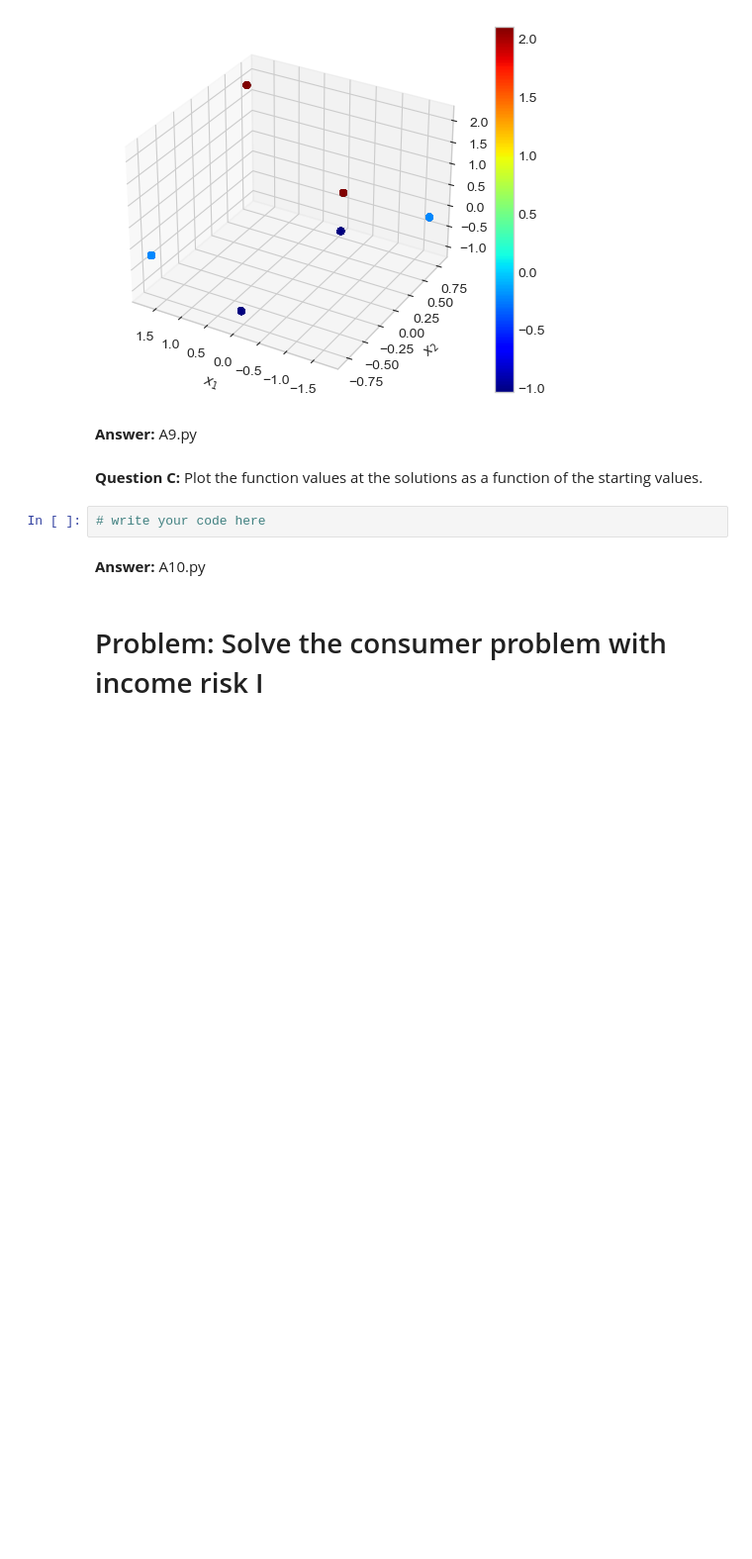
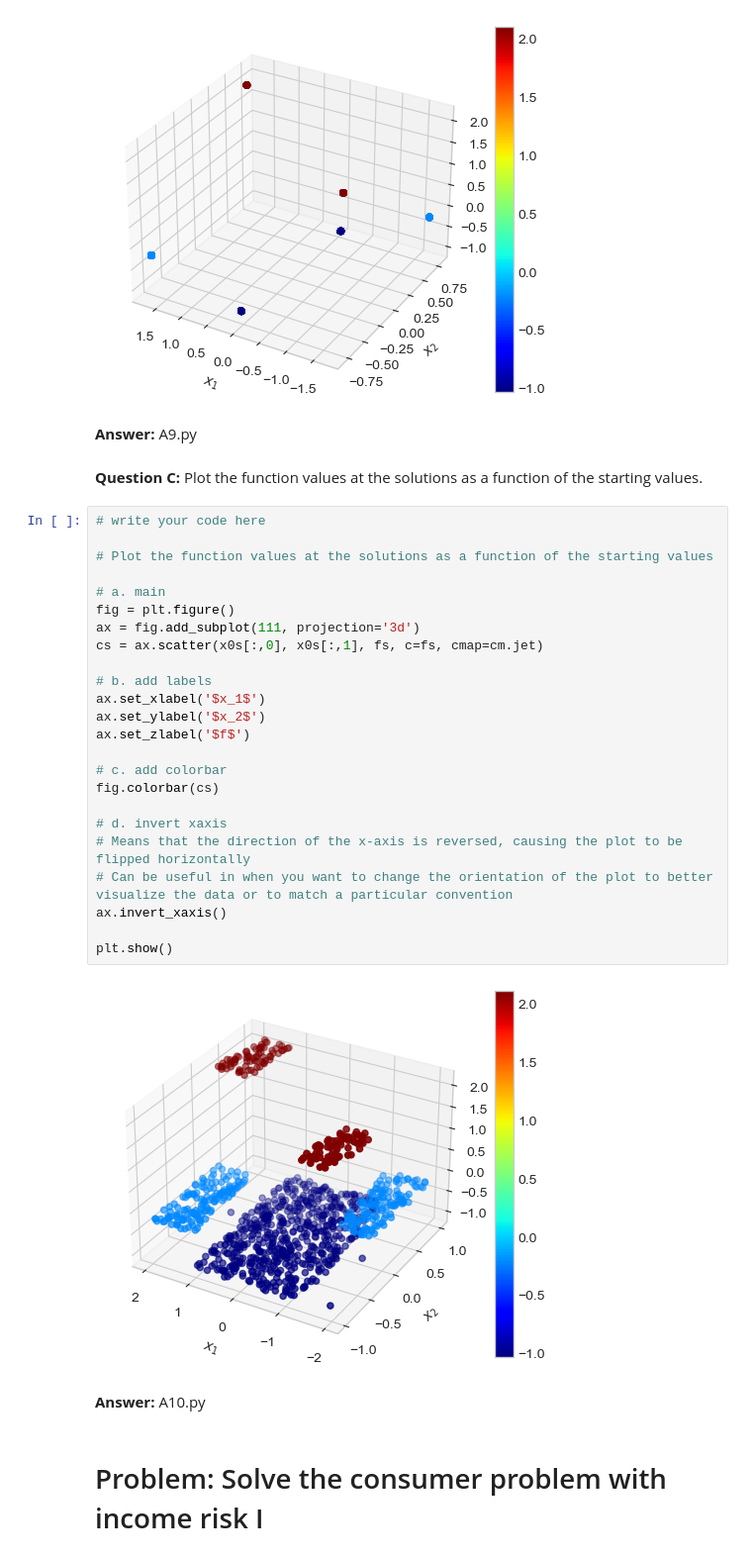
Before and after one commit to RosaMeyer/IntroProg-exercises, a Jupyter notebook: PS7/problem_set_7.ipynb, the cells around one changed output. Shown at 99% size. Drawn from its saved outputs; the diff is of its cells as text; blank space fills up the shorter version.

```diff
--- a/PS7/problem_set_7.ipynb
+++ b/PS7/problem_set_7.ipynb
@@ -443,8 +443,32 @@ plt.show()
 **Answer:** A9.py
 # %% [markdown]
 **Question C:** Plot the function values at the solutions as a function of the starting values.
-# %%
-# write your code here
+# %%
+# write your code here
+
+# Plot the function values at the solutions as a function of the starting values
+
+# a. main
+fig = plt.figure()
+ax = fig.add_subplot(111, projection='3d')
+cs = ax.scatter(x0s[:,0], x0s[:,1], fs, c=fs, cmap=cm.jet)
+
+# b. add labels
+ax.set_xlabel('$x_1$')
+ax.set_ylabel('$x_2$')
+ax.set_zlabel('$f$')
+
+# c. add colorbar
+fig.colorbar(cs)
+
+# d. invert xaxis
+# Means that the direction of the x-axis is reversed, causing the plot to be flipped horizontally
+# Can be useful in when you want to change the orientation of the plot to better visualize the data or to match a particular convention
+ax.invert_xaxis()
+
+plt.show()
+# %% [output]
+[figure, added]
 # %% [markdown]
 **Answer:** A10.py
 # %% [markdown]
```
Also changed, not shown: parts of 5 cells of this notebook.
